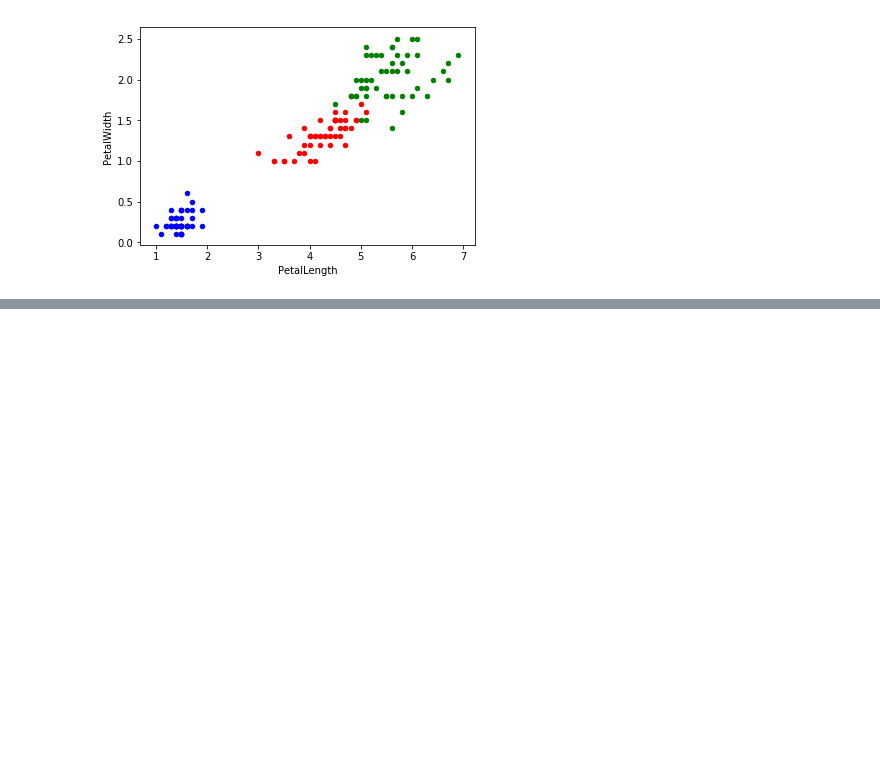
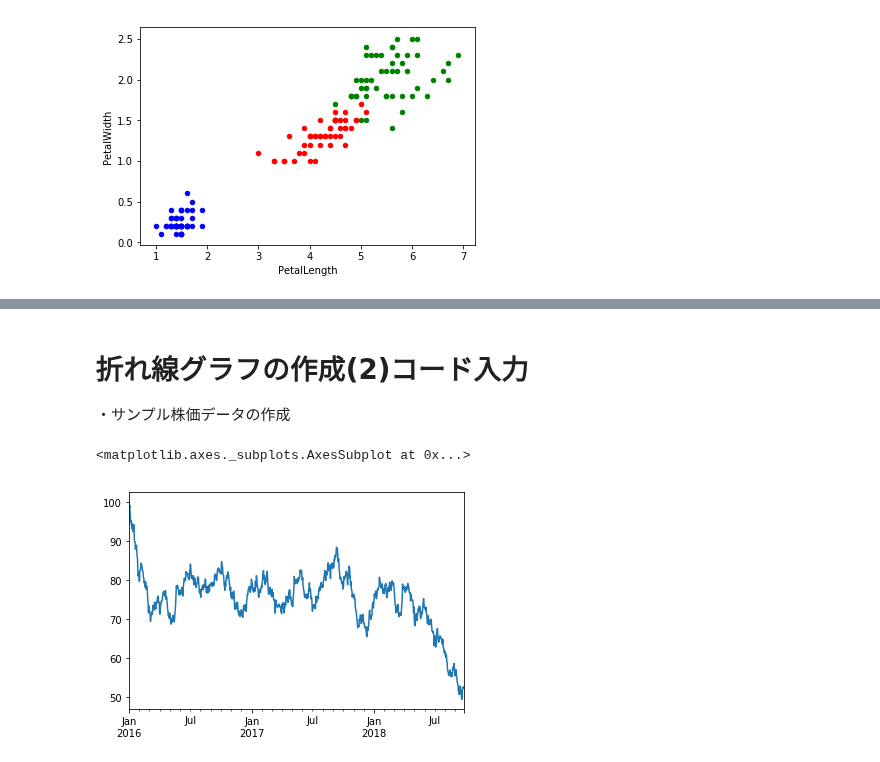
Before and after one commit to daiyomiura/study_python, a Jupyter notebook: jupyter/Pythonで学ぶビジネス分析入門2019/第4単元_データ可視化/第4単元_自分で打ち込み.ipynb, the cells around one changed output, grey strips where cells are left out. Drawn from its saved outputs; the diff is of its cells as text; code cells hidden in the pictures; blank space fills up the shorter version.

```diff
--- a/jupyter/Pythonで学ぶビジネス分析入門2019/第4単元_データ可視化/第4単元_自分で打ち込み.ipynb
+++ b/jupyter/Pythonで学ぶビジネス分析入門2019/第4単元_データ可視化/第4単元_自分で打ち込み.ipynb
@@ -89,0 +94,21 @@ C = p_virginica_df.plot(kind="scatter",  x="PetalLength", y="PetalWidth", color=
+# %% [markdown]
+# 折れ線グラフの作成(2)コード入力
+・サンプル株価データの作成
+# %%
+# 数値計算用ライブラリ numpy の読み込み
+import numpy as np
+
+# 擬似的な株価データ（＝ランダムウォーク）を生成してみる
+# np.random.randn(1000)で平均0, 標準偏差1の乱数1000個を生成
+# pd.data_range('2010-01-01', periods=1000)で'2010-01-01'から1000日分のラベル生成
+#     => 毎日の株価変動
+ts_a = 1.0 * pd.Series(np.random.randn(1000), index=pd.date_range('2016-01-01', periods=1000))
+
+# 初期値を100として、ある日までの変化分をcumsum()メソッドで足し上げる(累積和)
+stock_a_price = 100 + ts_a.cumsum()
+
+# プロットしてみる
+stock_a_price.plot(kind="line")
+# %% [output]
+<matplotlib.axes._subplots.AxesSubplot at 0x...>
+[figure, added]
```
Also changed, not shown: parts of 9 cells of this notebook.
